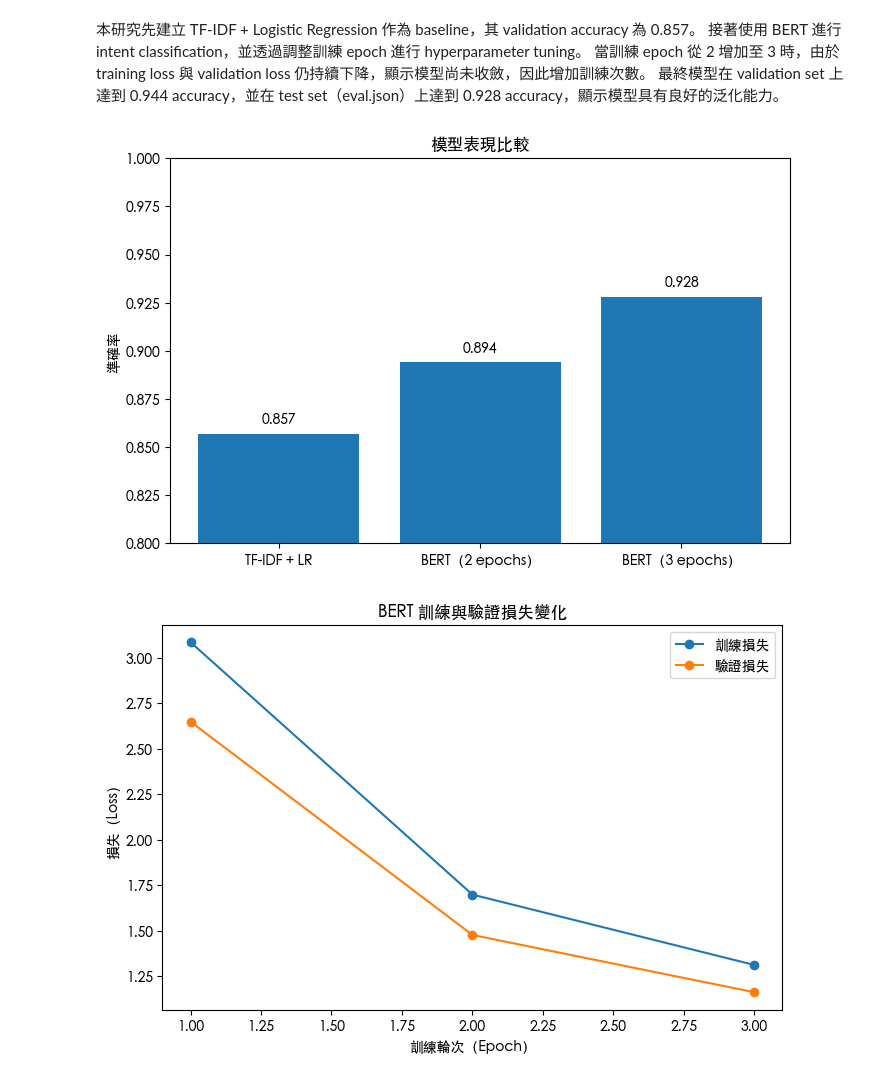
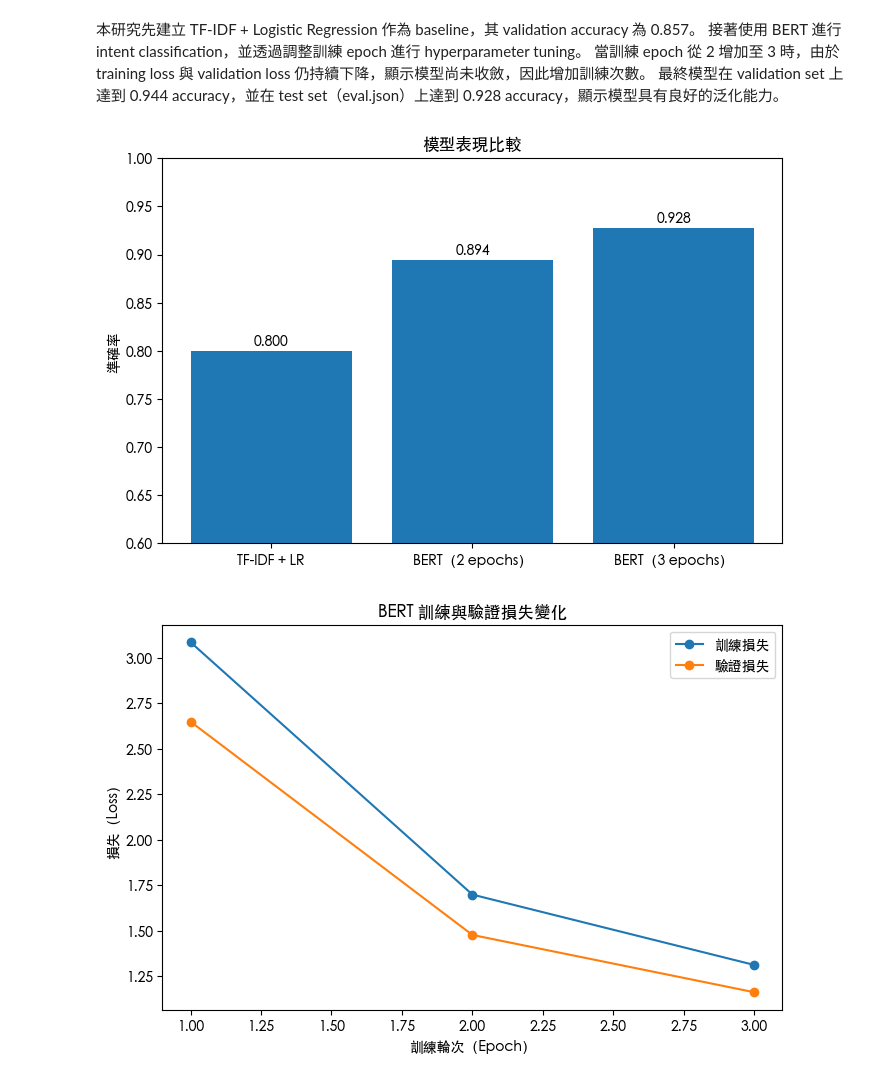
Before and after one commit to Tiff0416/fubon-intent-classification, a Jupyter notebook: notebooks/03_bert_model.ipynb, the cells around one changed output. Cells and saved outputs as stored; diff of their text form; code cells hidden in the pictures.

```diff
--- a/notebooks/03_bert_model.ipynb
+++ b/notebooks/03_bert_model.ipynb
@@ -310,21 +310,21 @@ weighted avg       0.94      0.93      0.93      3000
 最終模型在 validation set 上達到 0.944 accuracy，並在 test set（eval.json）上達到 0.928 accuracy，顯示模型具有良好的泛化能力。
 # %%
 models = ["TF-IDF + LR", "BERT（2 epochs）", "BERT（3 epochs）"]
-accuracy = [0.857, 0.894, 0.928]
+accuracy = [0.800, 0.894, 0.928]
 
 plt.figure(figsize=(8,5))
 plt.bar(models, accuracy)
 
-plt.ylim(0.8, 1.0)
+plt.ylim(0.6, 1.0)
 plt.ylabel("準確率")
 plt.title("模型表現比較")
 
 for i, v in enumerate(accuracy):
     plt.text(i, v + 0.005, f"{v:.3f}", ha="center")
 
 plt.show()
 # %% [output]
-[figure, old version]
+[figure, new version]
 # %%
 epochs = [1, 2, 3]
 train_loss = [3.087, 1.699, 1.312]
```
Also changed, not shown: 1 other file.
